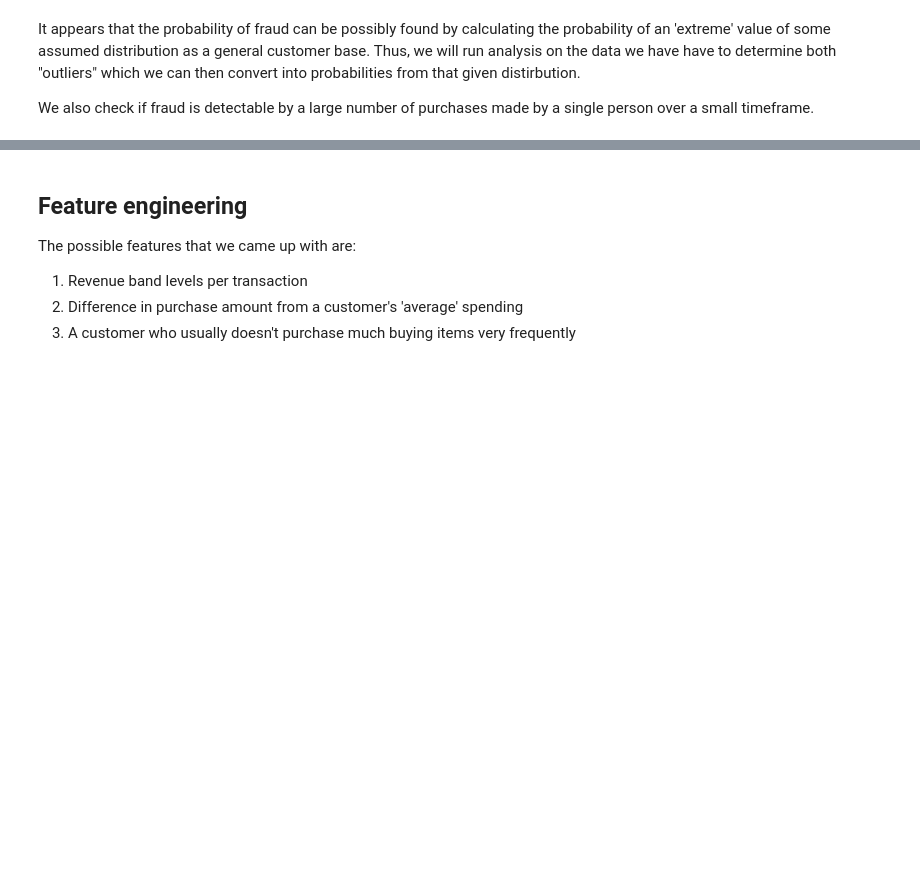
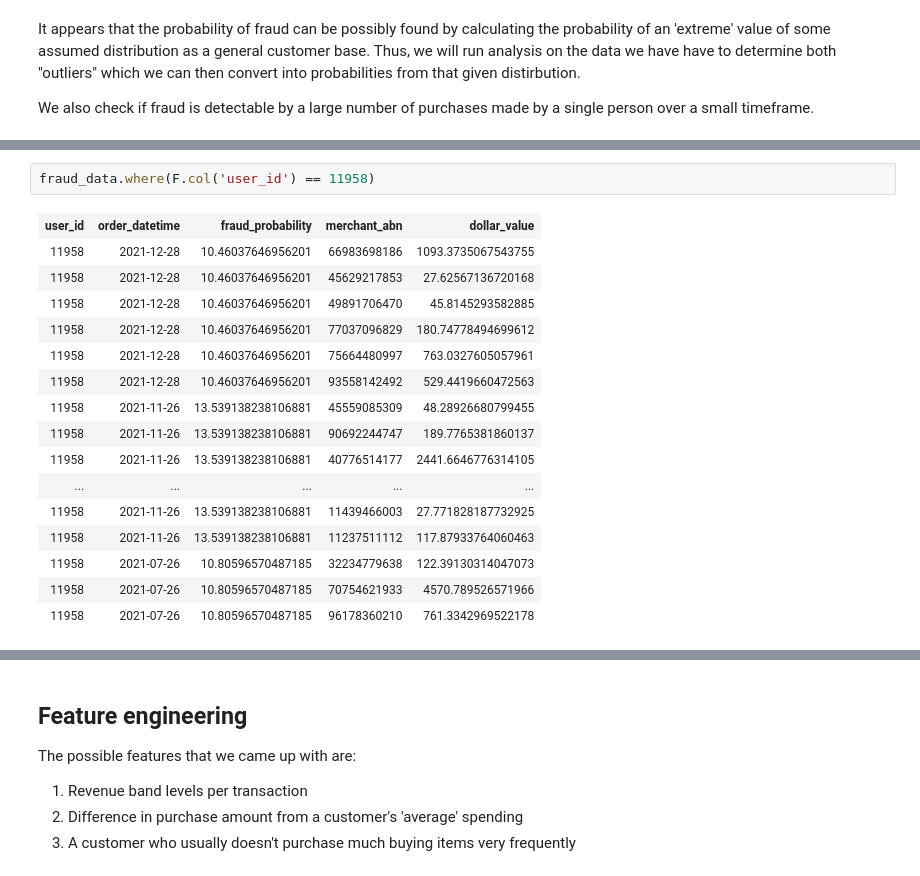
Before and after one commit to pommcuter/generic-buy-now-pay-later-project, a Jupyter notebook: notebooks/fraudAnalysis.ipynb, the cells around one changed output, grey strips where cells are left out. Drawn from its saved outputs; the diff is of its cells as text; blank space fills up the shorter version.

```diff
--- a/notebooks/fraudAnalysis.ipynb
+++ b/notebooks/fraudAnalysis.ipynb
@@ -214,0 +282,19 @@ fraud_sdf.join(sdf_transactions, how='left', on=((fraud_sdf.user_id == sdf_trans
+# %%
+fraud_data.where(F.col('user_id') == 11958)
+# %% [output]
+| user_id | order_datetime | fraud_probability | merchant_abn | dollar_value |
+| 11958 | 2021-12-28 | 10.46037646956201 | 66983698186 | 1093.3735067543755 |
+| 11958 | 2021-12-28 | 10.46037646956201 | 45629217853 | 27.62567136720168 |
+| 11958 | 2021-12-28 | 10.46037646956201 | 49891706470 | 45.8145293582885 |
+| 11958 | 2021-12-28 | 10.46037646956201 | 77037096829 | 180.74778494699612 |
+| 11958 | 2021-12-28 | 10.46037646956201 | 75664480997 | 763.0327605057961 |
+| 11958 | 2021-12-28 | 10.46037646956201 | 93558142492 | 529.4419660472563 |
+| 11958 | 2021-11-26 | 13.539138238106881 | 45559085309 | 48.28926680799455 |
+| 11958 | 2021-11-26 | 13.539138238106881 | 90692244747 | 189.7765381860137 |
+| 11958 | 2021-11-26 | 13.539138238106881 | 40776514177 | 2441.6646776314105 |
+| ... | ... | ... | ... | ... |
+| 11958 | 2021-11-26 | 13.539138238106881 | 11439466003 | 27.771828187732925 |
+| 11958 | 2021-11-26 | 13.539138238106881 | 11237511112 | 117.87933764060463 |
+| 11958 | 2021-07-26 | 10.80596570487185 | 32234779638 | 122.39130314047073 |
+| 11958 | 2021-07-26 | 10.80596570487185 | 70754621933 | 4570.789526571966 |
+| 11958 | 2021-07-26 | 10.80596570487185 | 96178360210 | 761.3342969522178 |
```
Also changed, not shown: parts of 24 cells of this notebook.
